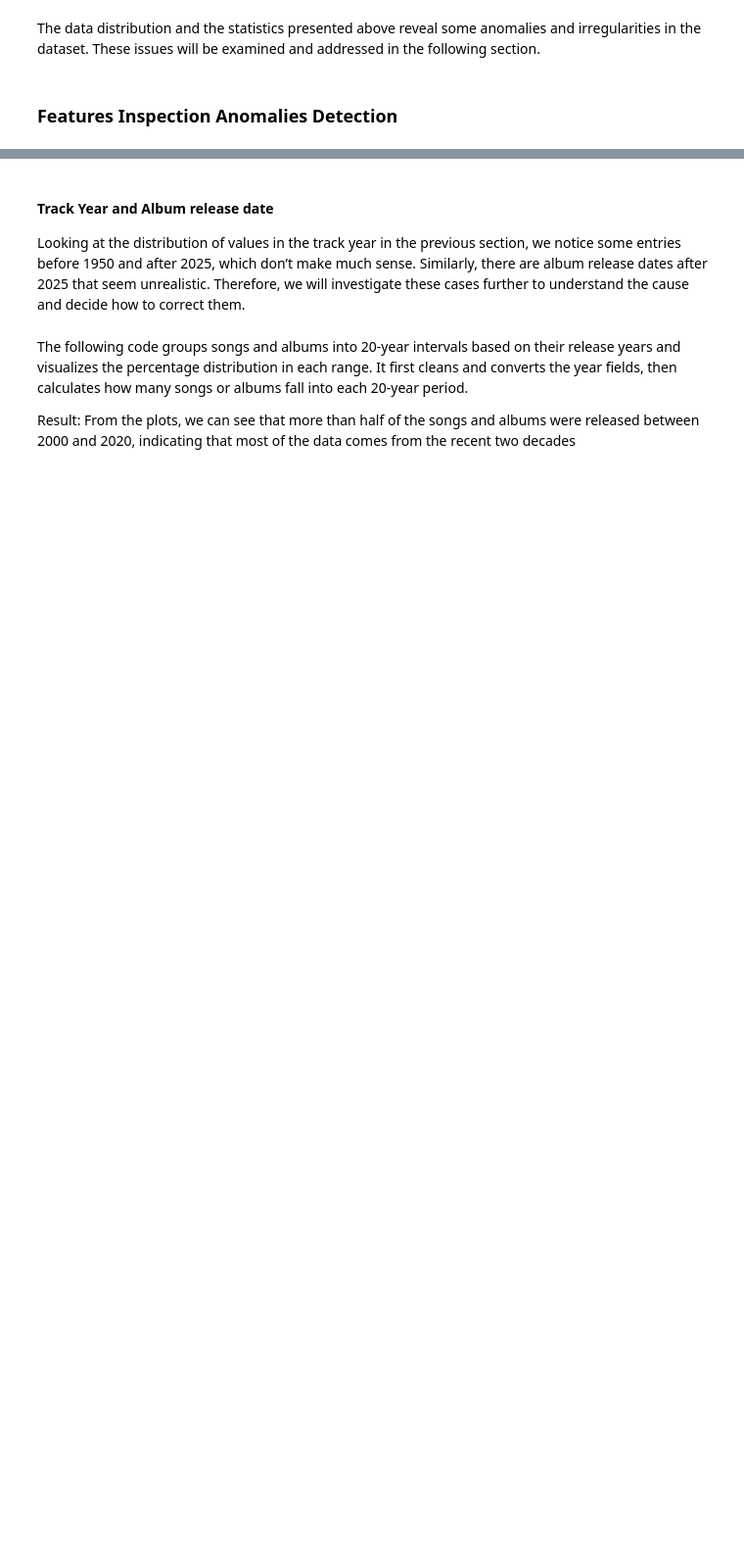
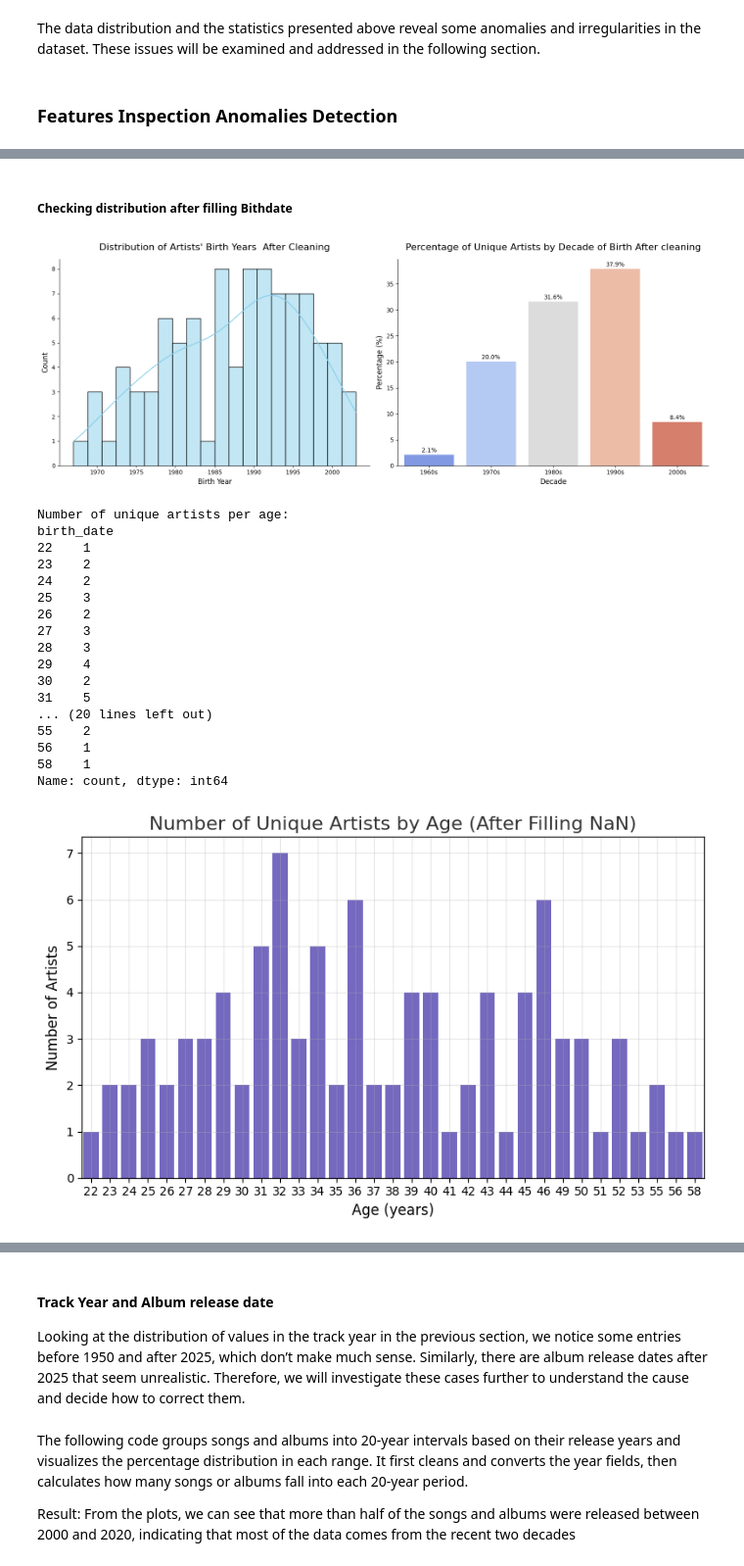
Before and after one commit to MichelaFaella/data_mining_project, a Jupyter notebook: data_understanding.ipynb, the cells around one changed output, grey strips where cells are left out. Shown at 98% size. Saved outputs shown, nothing was run; the diff lists cells and outputs as text; code cells hidden in the pictures; blank space fills up the shorter version.

```diff
--- a/data_understanding.ipynb
+++ b/data_understanding.ipynb
@@ -500,0 +1284,25 @@ The data distribution and the statistics presented above reveal some anomalies a
+# %% [markdown]
+##### Checking distribution after filling Bithdate
+# %%
+plot_birth_decades(df, "Distribution of Artists' Birth Years  After Cleaning",'Percentage of Unique Artists by Decade of Birth After cleaning')
+plot_artist_ages(df,'Number of Unique Artists by Age (After Filling NaN)')
+# %% [output]
+[figure, added]
+Number of unique artists per age:
+birth_date
+22    1
+23    2
+24    2
+25    3
+26    2
+27    3
+28    3
+29    4
+30    2
+31    5
+... (20 lines left out)
+55    2
+56    1
+58    1
+Name: count, dtype: int64
+[figure, added]
```
Also changed, not shown: parts of 128 cells of this notebook.
